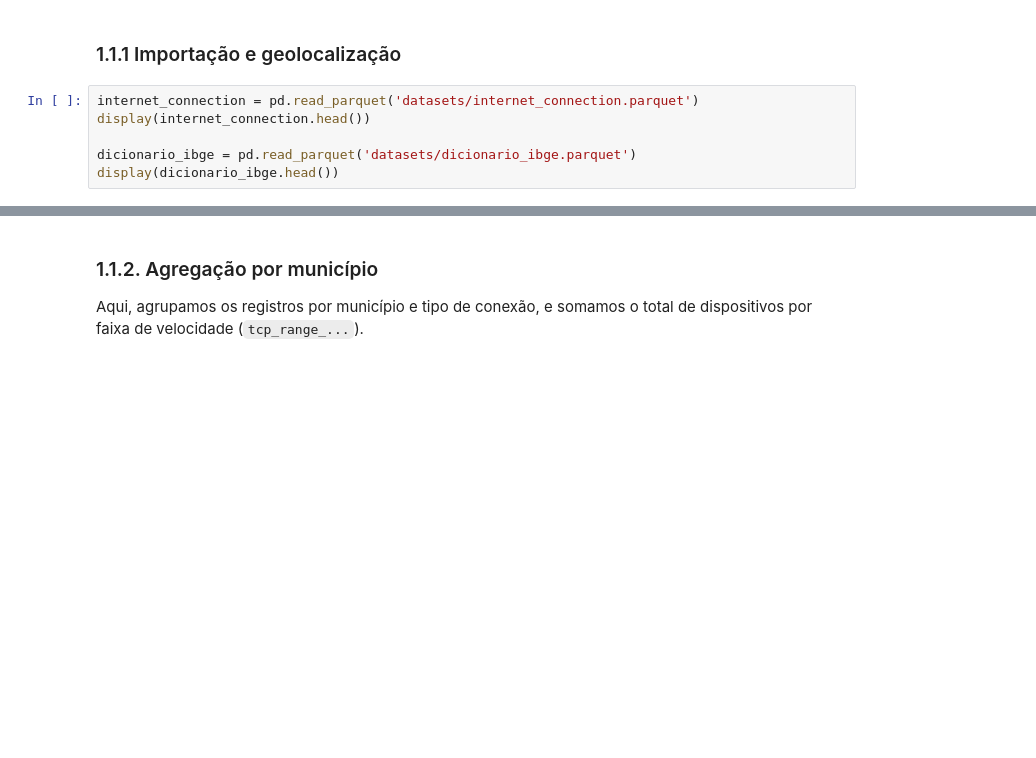
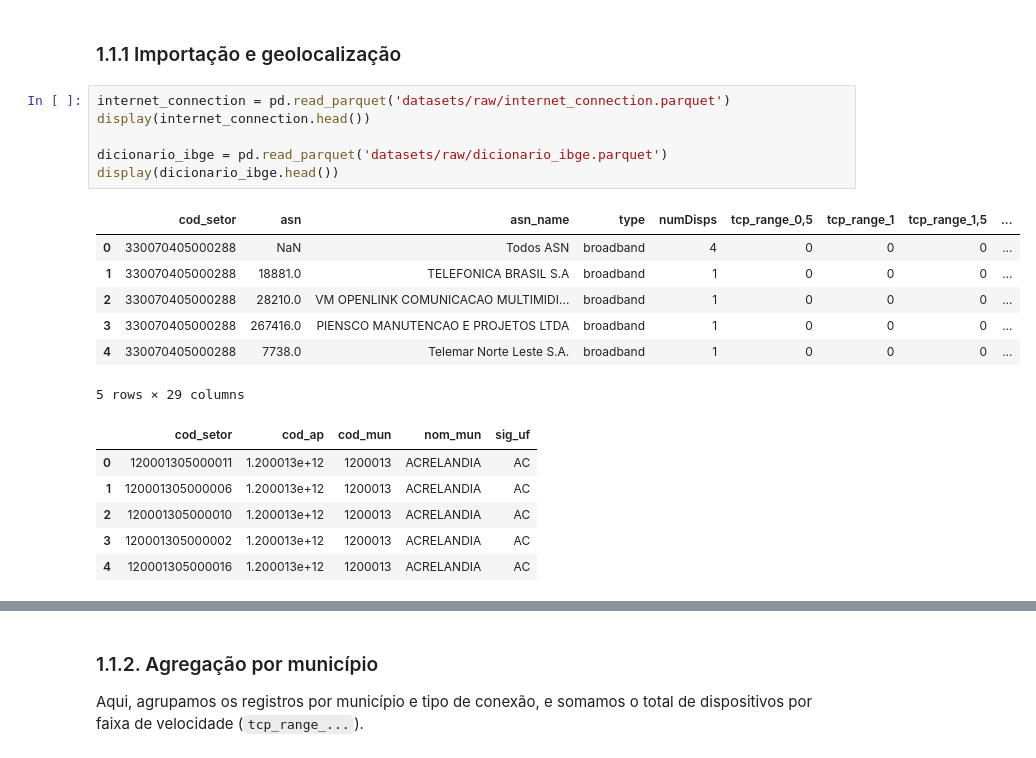
Before and after one commit to guilhermeolivsilva/tp-icd, a Jupyter notebook: Script_Trabalho.ipynb, the cells around one changed output, grey strips where cells are left out. Cells and saved outputs as stored; diff of their text form; blank space fills up the shorter version.

Commit message:
Reestruturacao das pastas de datasets

```diff
--- a/Script_Trabalho.ipynb
+++ b/Script_Trabalho.ipynb
@@ -28,11 +28,25 @@ Os códigos de geolocalização `cod_mun`, `cod_ap` e `cod_setor` são compilado
 # %% [markdown]
 ### 1.1.1 Importação e geolocalização
 # %%
-internet_connection = pd.read_parquet('datasets/internet_connection.parquet')
+internet_connection = pd.read_parquet('datasets/raw/internet_connection.parquet')
 display(internet_connection.head())
 
-dicionario_ibge = pd.read_parquet('datasets/dicionario_ibge.parquet')
+dicionario_ibge = pd.read_parquet('datasets/raw/dicionario_ibge.parquet')
 display(dicionario_ibge.head())
+# %% [output]
+|  | cod_setor | asn | asn_name | type | numDisps | tcp_range_0,5 | tcp_range_1 | tcp_range_1,5 | ... |
+| 0 | 330070405000288 | NaN | Todos ASN | broadband | 4 | 0 | 0 | 0 | ... |
+| 1 | 330070405000288 | 18881.0 | TELEFONICA BRASIL S.A | broadband | 1 | 0 | 0 | 0 | ... |
+| 2 | 330070405000288 | 28210.0 | VM OPENLINK COMUNICACAO MULTIMIDI... | broadband | 1 | 0 | 0 | 0 | ... |
+| 3 | 330070405000288 | 267416.0 | PIENSCO MANUTENCAO E PROJETOS LTDA | broadband | 1 | 0 | 0 | 0 | ... |
+| 4 | 330070405000288 | 7738.0 | Telemar Norte Leste S.A. | broadband | 1 | 0 | 0 | 0 | ... |
+5 rows × 29 columns
+|  | cod_setor | cod_ap | cod_mun | nom_mun | sig_uf |
+| 0 | 120001305000011 | 1.200013e+12 | 1200013 | ACRELANDIA | AC |
+| 1 | 120001305000006 | 1.200013e+12 | 1200013 | ACRELANDIA | AC |
+| 2 | 120001305000010 | 1.200013e+12 | 1200013 | ACRELANDIA | AC |
+| 3 | 120001305000002 | 1.200013e+12 | 1200013 | ACRELANDIA | AC |
+| 4 | 120001305000016 | 1.200013e+12 | 1200013 | ACRELANDIA | AC |
 # %%
 dicionario_ibge['nom_mun'] = dicionario_ibge['nom_mun'].apply(lambda x: unidecode(x))
 internet_connection = internet_connection.merge(dicionario_ibge, how='inner', on='cod_setor')
```
Also changed, not shown: parts of 7 cells of this notebook, 6 other files.
